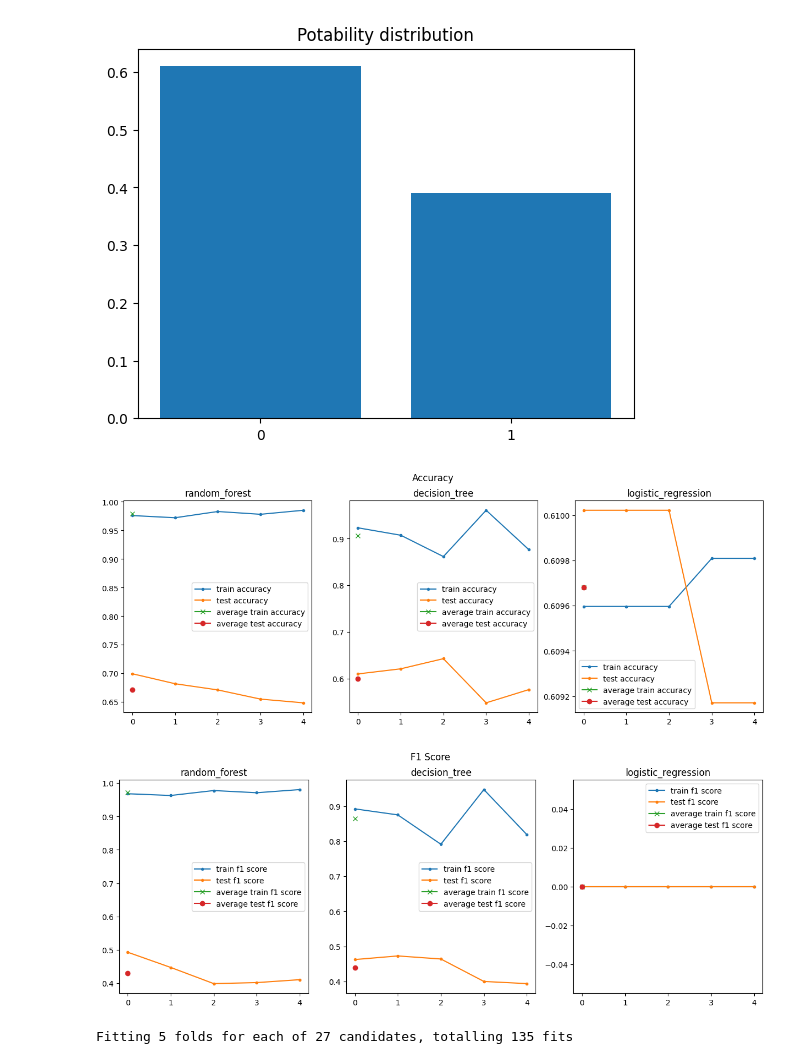
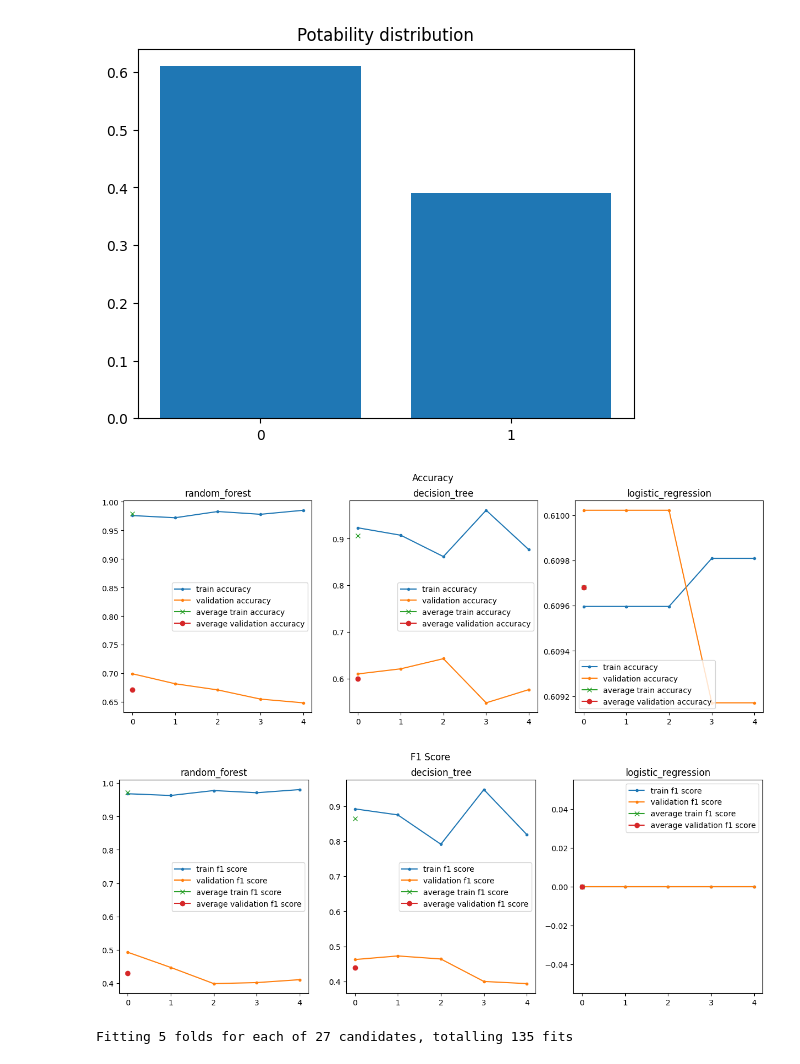
Before and after one commit to vkenji03/mc906, a Jupyter notebook: main.ipynb, the cells around one changed output. Saved outputs shown, nothing was run; the diff lists cells and outputs as text; code cells hidden in the pictures.

```diff
--- a/main.ipynb
+++ b/main.ipynb
@@ -128,39 +129,39 @@ def create_model(model, model_name, pre_processing):
     ])
 
 random_forest = create_model(RandomForestClassifier(max_depth=15, random_state=rs), 'random_forest', pre_processing)
 decision_tree = create_model(DecisionTreeClassifier(max_depth=15, random_state=rs), 'decision_tree', pre_processing)
 logistic_regression = create_model(LogisticRegression(random_state=rs), 'logistic_regression', pre_processing)
 
 models = [random_forest, decision_tree, logistic_regression]
 
 # plota os resultados de treino e teste em diversos modelos utilizando cross validation
 fig_acc, ax_acc = plt.subplots(1, 3, figsize=(15, 5))
 fig_acc.suptitle('Accuracy')
 
 fig_f1, ax_f1 = plt.subplots(1, 3, figsize=(15, 5))
 fig_f1.suptitle('F1 Score')
 
 for i, model in enumerate(models):
     results = cross_validate(model, X_train, y_train, return_train_score=True, scoring=['f1', 'accuracy'])
 
     model_name = list(model.named_steps.keys())[-1]
 
     ax_acc[i].plot(results['train_accuracy'], label='train accuracy', marker='.')
-    ax_acc[i].plot(results['test_accuracy'], label='test accuracy', marker='.')
+    ax_acc[i].plot(results['test_accuracy'], label='validation accuracy', marker='.')
     ax_acc[i].plot(np.mean(results['train_accuracy']), label=f'average train accuracy', marker='x')
-    ax_acc[i].plot(np.mean(results['test_accuracy']), label=f'average test accuracy', marker='o')
+    ax_acc[i].plot(np.mean(results['test_accuracy']), label=f'average validation accuracy', marker='o')
     ax_acc[i].set_title(model_name)
     ax_acc[i].legend()
 
     ax_f1[i].plot(results['train_f1'], label='train f1 score', marker='.')
-    ax_f1[i].plot(results['test_f1'], label='test f1 score', marker='.')
+    ax_f1[i].plot(results['test_f1'], label='validation f1 score', marker='.')
     ax_f1[i].plot(np.mean(results['train_f1']), label=f'average train f1 score', marker='x')
-    ax_f1[i].plot(np.mean(results['test_f1']), label=f'average test f1 score', marker='o')
+    ax_f1[i].plot(np.mean(results['test_f1']), label=f'average validation f1 score', marker='o')
     ax_f1[i].set_title(model_name)
     ax_f1[i].legend()
 # %% [output]
-[figure, old version]
+[figure, new version]
-[figure, old version]
+[figure, new version]
 # %%
 from sklearn.model_selection import GridSearchCV
 
```
Also changed, not shown: parts of 6 cells of this notebook, 1 other file.
